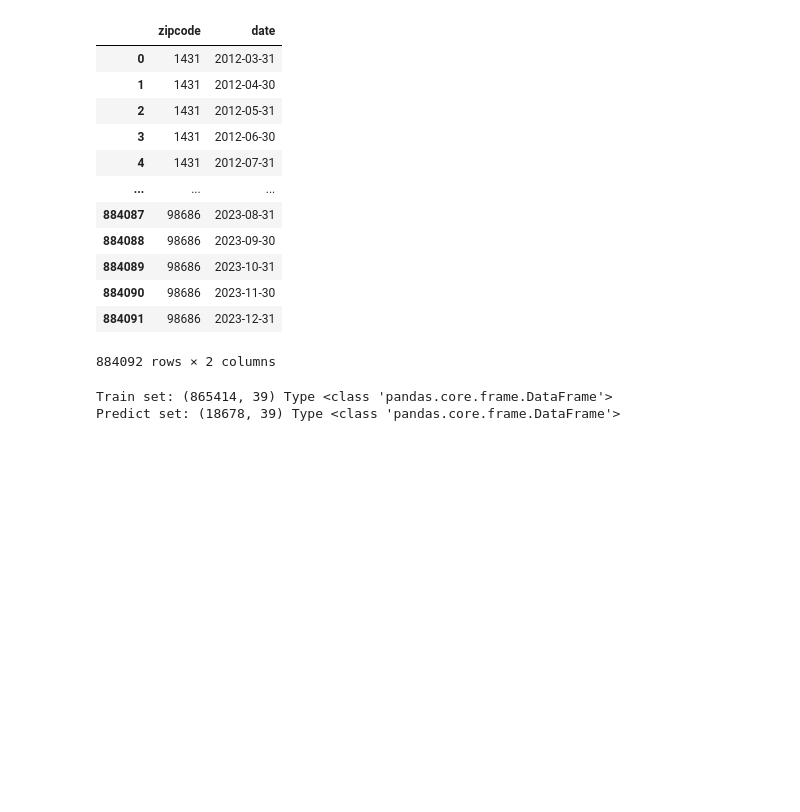
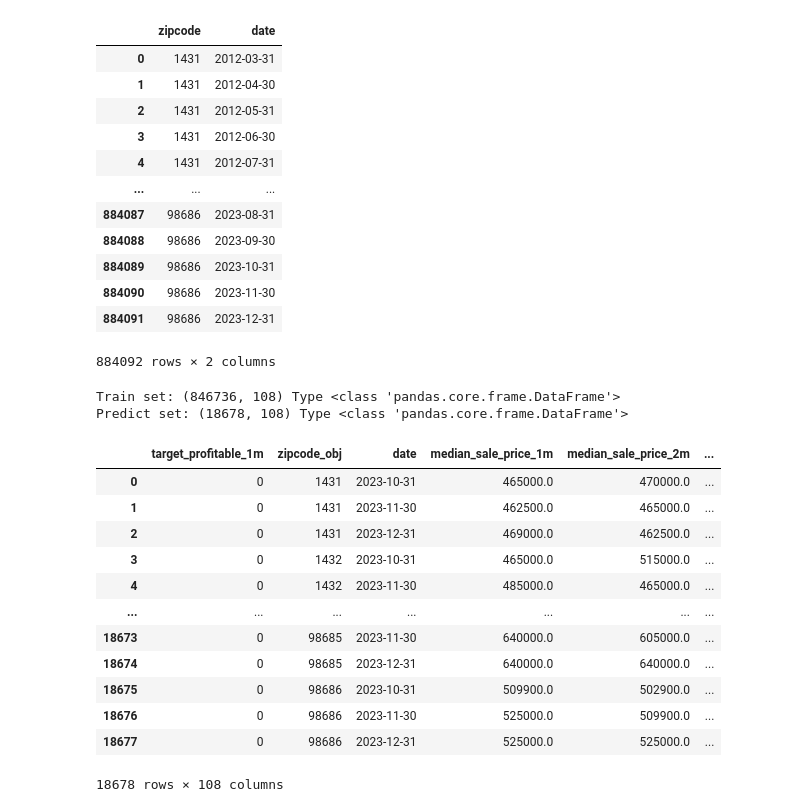
Before and after one commit to JensKlug/zillows_real_estate, a Jupyter notebook: notebooks/Data preprocessing for trend prediction.ipynb, the cells around one changed output. Saved outputs shown, nothing was run; the diff lists cells and outputs as text; code cells hidden in the pictures; blank space fills up the shorter version.

```diff
--- a/notebooks/Data preprocessing for trend prediction.ipynb
+++ b/notebooks/Data preprocessing for trend prediction.ipynb
@@ -83,13 +122,13 @@ df_sorted[['zipcode','date']]
 # %%
 def split_train_predict(df):
     # Ensure it's sorted by zipcode and date
-    df = df.sort_values(['zipcode', 'date'])
+    df = df.sort_values(['zipcode_obj', 'date'])
 
     # Group by zipcode
     train_list = []
     predict_list = []
 
-    for zipcode, group in df.groupby('zipcode'):
+    for zipcode, group in df.groupby('zipcode_obj'):
         train_part = group.iloc[:-3]
         predict_part = group.iloc[-3:]
 
@@ -103,14 +142,31 @@ def split_train_predict(df):
     return df_train, df_predict
 
 # Apply the split
-df_train, df_predict = split_train_predict(df_sorted)
+df_train, df_predict = split_train_predict(ts_all)
 
 # Optional: verify
 print("Train set:", df_train.shape, 'Type', type(df_train))
 print("Predict set:", df_predict.shape, 'Type', type(df_predict))
 # %% [output]
-Train set: (865414, 39) Type <class 'pandas.core.frame.DataFrame'>
-Predict set: (18678, 39) Type <class 'pandas.core.frame.DataFrame'>
+Train set: (846736, 108) Type <class 'pandas.core.frame.DataFrame'>
+Predict set: (18678, 108) Type <class 'pandas.core.frame.DataFrame'>
+# %%
+#df_train
+df_predict
+# %% [output]
+|  | target_profitable_1m | zipcode_obj | date | median_sale_price_1m | median_sale_price_2m | ... |
+| 0 | 0 | 1431 | 2023-10-31 | 465000.0 | 470000.0 | ... |
+| 1 | 0 | 1431 | 2023-11-30 | 462500.0 | 465000.0 | ... |
+| 2 | 0 | 1431 | 2023-12-31 | 469000.0 | 462500.0 | ... |
+| 3 | 0 | 1432 | 2023-10-31 | 465000.0 | 515000.0 | ... |
+| 4 | 0 | 1432 | 2023-11-30 | 485000.0 | 465000.0 | ... |
+| ... | ... | ... | ... | ... | ... | ... |
+| 18673 | 0 | 98685 | 2023-11-30 | 640000.0 | 605000.0 | ... |
+| 18674 | 0 | 98685 | 2023-12-31 | 640000.0 | 640000.0 | ... |
+| 18675 | 0 | 98686 | 2023-10-31 | 509900.0 | 502900.0 | ... |
+| 18676 | 0 | 98686 | 2023-11-30 | 525000.0 | 509900.0 | ... |
+| 18677 | 0 | 98686 | 2023-12-31 | 525000.0 | 525000.0 | ... |
+18678 rows × 108 columns
 # %%
 grouped_train = df_train.groupby(['zipcode'])
 grouped_predict = df_predict.groupby(['zipcode'])
```
Also changed, not shown: parts of 6 cells of this notebook.
